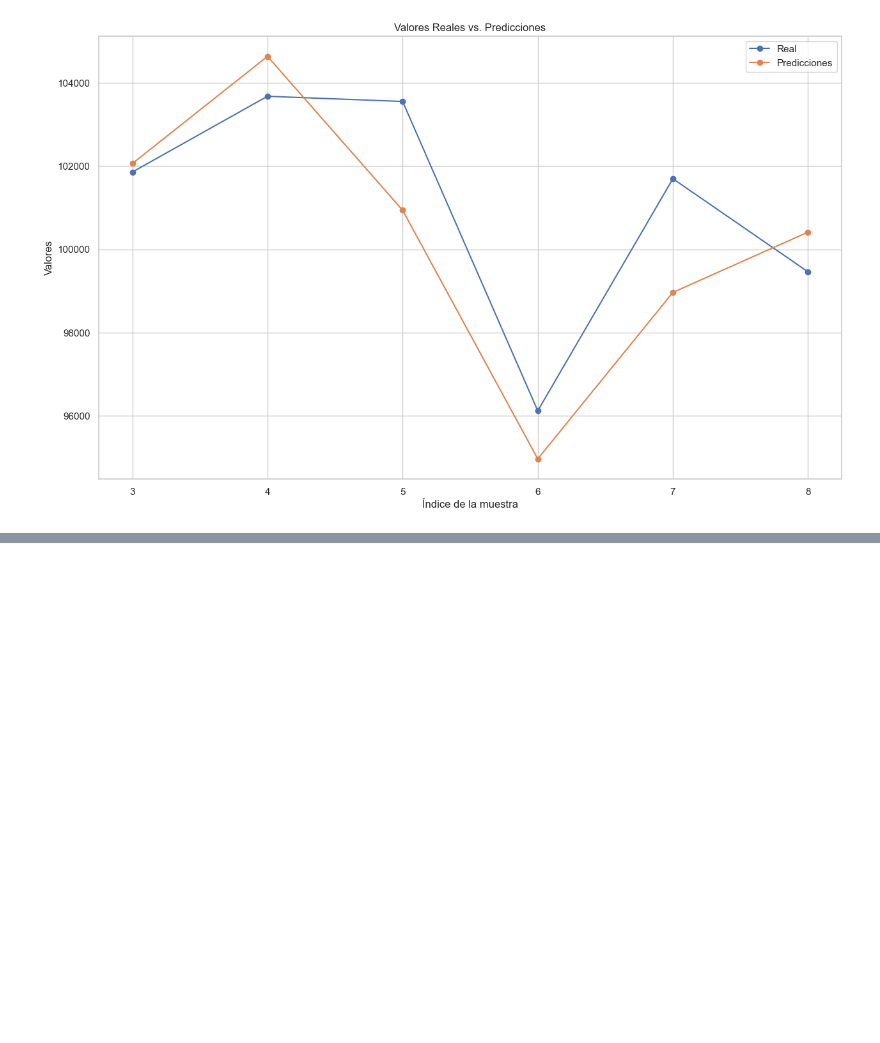
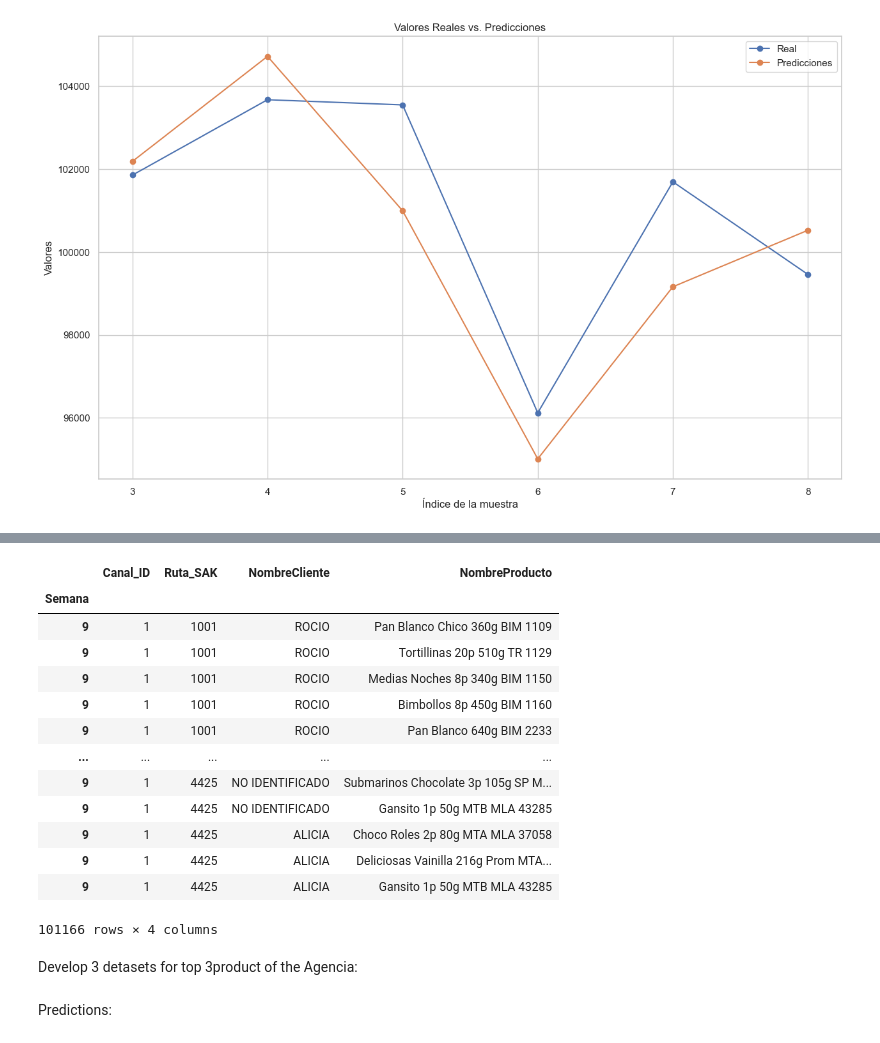
Before and after one commit to The-carlos/meli_assessment, a Jupyter notebook: main.ipynb, the cells around one changed output, grey strips where cells are left out. Drawn from its saved outputs; the diff is of its cells as text; code cells hidden in the pictures; blank space fills up the shorter version.

```diff
--- a/main.ipynb
+++ b/main.ipynb
@@ -843,0 +943,7 @@ plt.show()
+# %%
+test_data_clean = full_test_data[full_test_data["Agencia_ID"] == 1123].copy()
+test_data_clean['Canal_ID'] = test_data_clean['Canal_ID'].astype(str)
+test_data_clean['Ruta_SAK'] = test_data_clean['Ruta_SAK'].astype(str)
+test_data_clean = test_data_clean[["Semana", "Canal_ID", "Ruta_SAK", "NombreCliente", "NombreProducto"]]
+test_data_clean.set_index("Semana", inplace = True)
+print(test_data_clean.info())
@@ -843,0 +963,19 @@ plt.show()
+# %%
+test_data_clean
+# %% [output]
+|  | Canal_ID | Ruta_SAK | NombreCliente | NombreProducto |
+| Semana |  |  |  |  |
+| 9 | 1 | 1001 | ROCIO | Pan Blanco Chico 360g BIM 1109 |
+| 9 | 1 | 1001 | ROCIO | Tortillinas 20p 510g TR 1129 |
+| 9 | 1 | 1001 | ROCIO | Medias Noches 8p 340g BIM 1150 |
+| 9 | 1 | 1001 | ROCIO | Bimbollos 8p 450g BIM 1160 |
+| 9 | 1 | 1001 | ROCIO | Pan Blanco 640g BIM 2233 |
+| ... | ... | ... | ... | ... |
+| 9 | 1 | 4425 | NO IDENTIFICADO | Submarinos Chocolate 3p 105g SP M... |
+| 9 | 1 | 4425 | NO IDENTIFICADO | Gansito 1p 50g MTB MLA 43285 |
+| 9 | 1 | 4425 | ALICIA | Choco Roles 2p 80g MTA MLA 37058 |
+| 9 | 1 | 4425 | ALICIA | Deliciosas Vainilla 216g Prom MTA... |
+| 9 | 1 | 4425 | ALICIA | Gansito 1p 50g MTB MLA 43285 |
+101166 rows × 4 columns
+# %% [markdown]
+Develop 3 detasets for top 3product of the Agencia:
@@ -843,0 +984,2 @@ plt.show()
+# %% [markdown]
+Predictions:
```
Also changed, not shown: parts of 20 cells of this notebook.
